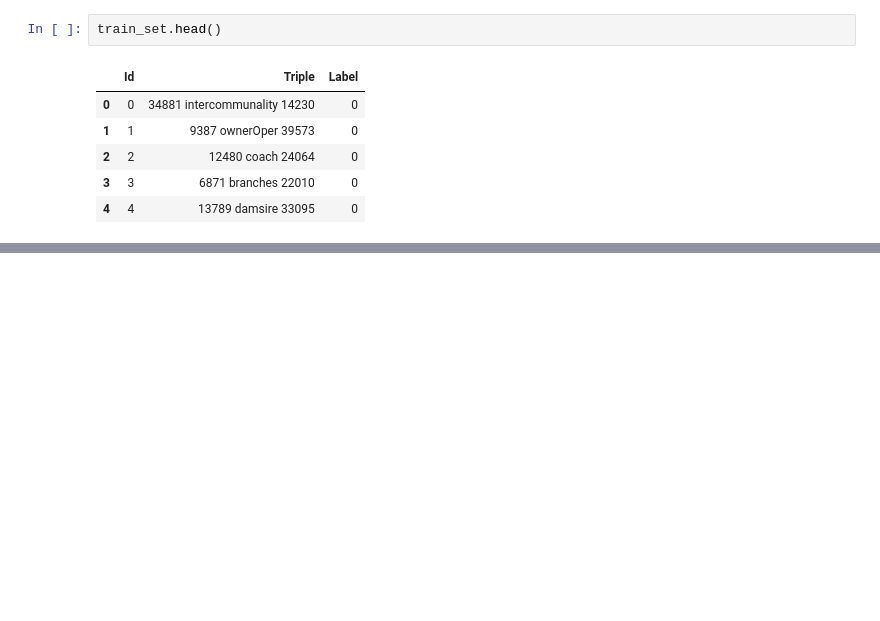
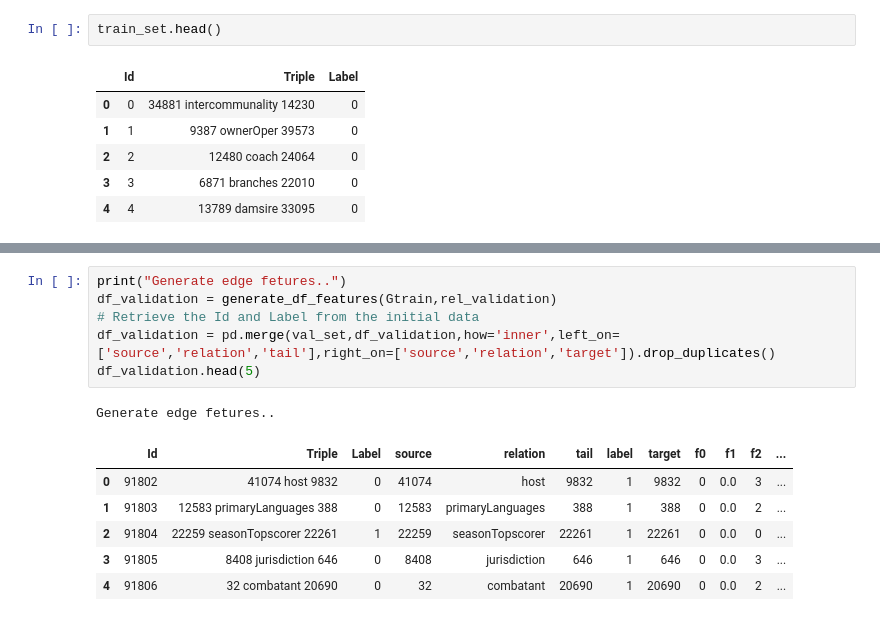
Before and after one commit to JuanMataNaranjo/UniCredit_TrainingCamp, a Jupyter notebook: code/unicredit_notebook.ipynb, the cells around one changed output, grey strips where cells are left out. Saved outputs shown, nothing was run; the diff lists cells and outputs as text; blank space fills up the shorter version.

```diff
--- a/code/unicredit_notebook.ipynb
+++ b/code/unicredit_notebook.ipynb
@@ -54,0 +235,14 @@ test_set.head()
+# %%
+print("Generate edge fetures..")
+df_validation = generate_df_features(Gtrain,rel_validation)
+# Retrieve the Id and Label from the initial data
+df_validation = pd.merge(val_set,df_validation,how='inner',left_on=['source','relation','tail'],right_on=['source','relation','target']).drop_duplicates()
+df_validation.head(5)
+# %% [output]
+Generate edge fetures..
+|  | Id | Triple | Label | source | relation | tail | label | target | f0 | f1 | f2 | ... |
+| 0 | 91802 | 41074 host 9832 | 0 | 41074 | host | 9832 | 1 | 9832 | 0 | 0.0 | 3 | ... |
+| 1 | 91803 | 12583 primaryLanguages 388 | 0 | 12583 | primaryLanguages | 388 | 1 | 388 | 0 | 0.0 | 2 | ... |
+| 2 | 91804 | 22259 seasonTopscorer 22261 | 1 | 22259 | seasonTopscorer | 22261 | 1 | 22261 | 0 | 0.0 | 0 | ... |
+| 3 | 91805 | 8408 jurisdiction 646 | 0 | 8408 | jurisdiction | 646 | 1 | 646 | 0 | 0.0 | 3 | ... |
+| 4 | 91806 | 32 combatant 20690 | 0 | 32 | combatant | 20690 | 1 | 20690 | 0 | 0.0 | 2 | ... |
```
Also changed, not shown: parts of 31 cells of this notebook.
